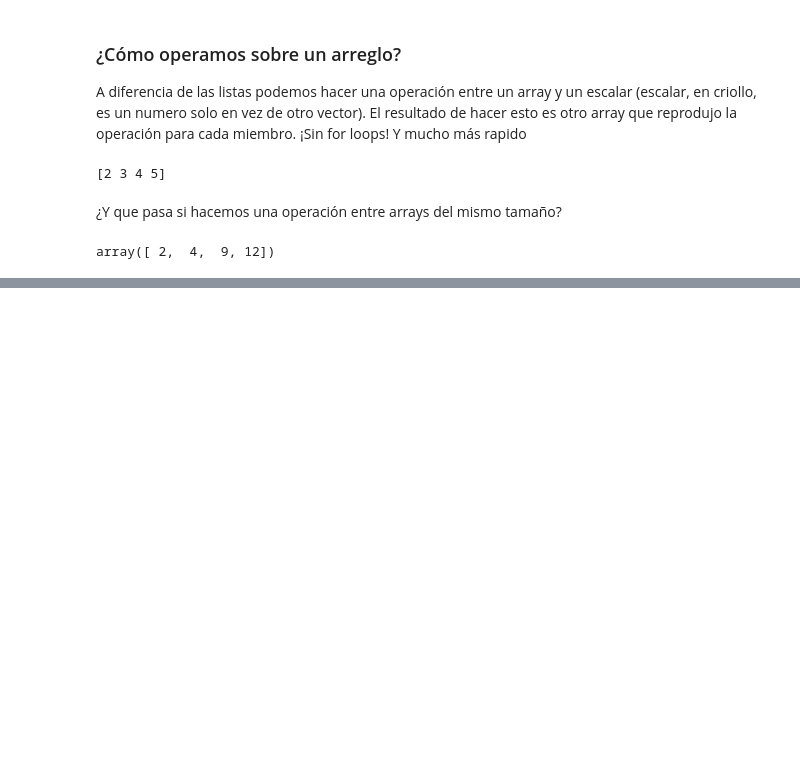
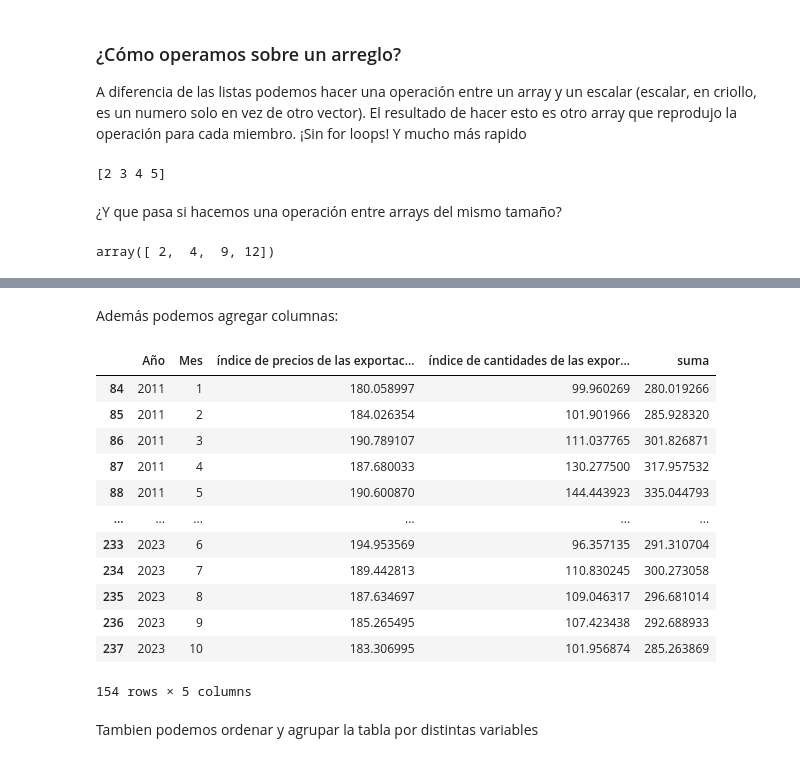
Before and after one commit to LucaGelmini/curso-python-indec, a Jupyter notebook: clase3/clase3.ipynb, the cells around one changed output, grey strips where cells are left out. Saved outputs shown, nothing was run; the diff lists cells and outputs as text; code cells hidden in the pictures; blank space fills up the shorter version.

```diff
--- a/clase3/clase3.ipynb
+++ b/clase3/clase3.ipynb
@@ -38,0 +119,4 @@ array([ 2,  4,  9, 12])
+# %%
+indices_expo = pd.read_excel("https://www.indec.gob.ar/ftp/ica_digital/ica_d_11_23EB819483A2/data/cuadros/indices_expo.xlsx")
+
+indices_expo.head() # Este método devuelve solo las primeras n filas de la tabla. Por defecto son 5
@@ -38,0 +263,3 @@ array([ 2,  4,  9, 12])
+# %%
+indices_expo_filtrada = indices_expo[['Año', 'Mes','índice de precios de las exportaciones', 'índice de cantidades de las exportaciones', 'índice de cantidades de combustibles y energía']]
+indices_expo_filtrada.head()
@@ -38,0 +275,3 @@ array([ 2,  4,  9, 12])
+# %%
+indices_expo_filtrada = indices_expo_filtrada.drop('índice de cantidades de combustibles y energía', axis=1) # axis 1 quiere decir que quiero eliminar columnas, de otra forma podría eliminar filas tambien
+indices_expo_filtrada.head()
@@ -38,0 +322,3 @@ array([ 2,  4,  9, 12])
+# %%
+indices_expo_filtrada = indices_expo_filtrada.query('Año > 2010')
+indices_expo_filtrada.head()
@@ -38,0 +332,21 @@ array([ 2,  4,  9, 12])
+# %% [markdown]
+Además podemos agregar columnas:
+# %%
+indices_expo_filtrada["suma"] = indices_expo_filtrada["índice de cantidades de las exportaciones"] + indices_expo_filtrada["índice de precios de las exportaciones"]
+indices_expo_filtrada
+# %% [output]
+|  | Año | Mes | índice de precios de las exportac... | índice de cantidades de las expor... | suma |
+| 84 | 2011 | 1 | 180.058997 | 99.960269 | 280.019266 |
+| 85 | 2011 | 2 | 184.026354 | 101.901966 | 285.928320 |
+| 86 | 2011 | 3 | 190.789107 | 111.037765 | 301.826871 |
+| 87 | 2011 | 4 | 187.680033 | 130.277500 | 317.957532 |
+| 88 | 2011 | 5 | 190.600870 | 144.443923 | 335.044793 |
+| ... | ... | ... | ... | ... | ... |
+| 233 | 2023 | 6 | 194.953569 | 96.357135 | 291.310704 |
+| 234 | 2023 | 7 | 189.442813 | 110.830245 | 300.273058 |
+| 235 | 2023 | 8 | 187.634697 | 109.046317 | 296.681014 |
+| 236 | 2023 | 9 | 185.265495 | 107.423438 | 292.688933 |
+| 237 | 2023 | 10 | 183.306995 | 101.956874 | 285.263869 |
+154 rows × 5 columns
+# %% [markdown]
+Tambien podemos ordenar y agrupar la tabla por distintas variables
```
Also changed, not shown: parts of 46 cells of this notebook, 2 other files.
